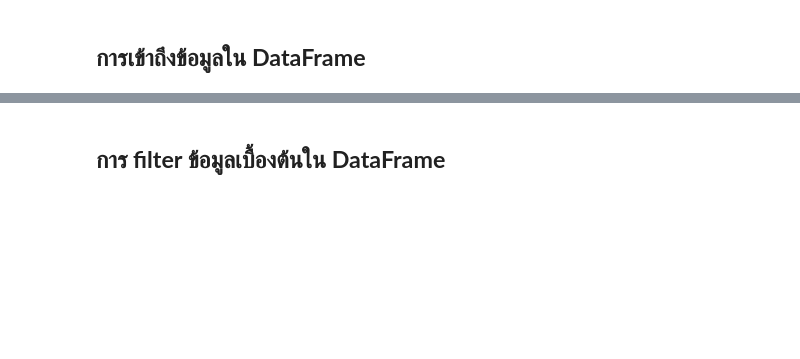
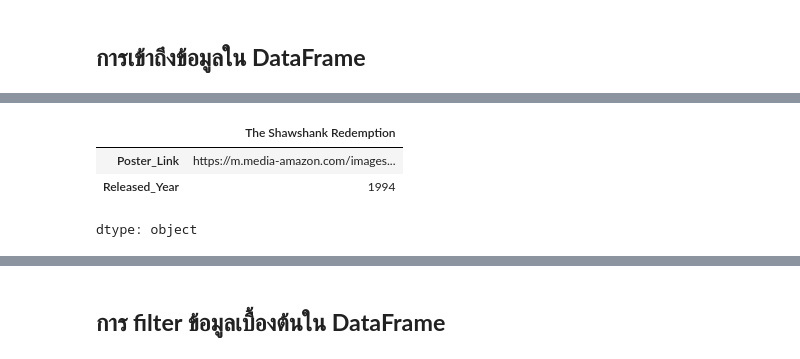
Before and after one commit to Angy-face/Esan-Coding-SS2, a Jupyter notebook: 2_2_Pandas.ipynb, the cells around one changed output, grey strips where cells are left out. Drawn from its saved outputs; the diff is of its cells as text; code cells hidden in the pictures; blank space fills up the shorter version.

```diff
--- a/2_2_Pandas.ipynb
+++ b/2_2_Pandas.ipynb
@@ -245,0 +406,7 @@ df[0:6]
+# %%
+df.iloc[0,0:2]
+# %% [output]
+|  | The Shawshank Redemption |
+| Poster_Link | https://m.media-amazon.com/images... |
+| Released_Year | 1994 |
+dtype: object
```
Also changed, not shown: parts of 57 cells of this notebook.
